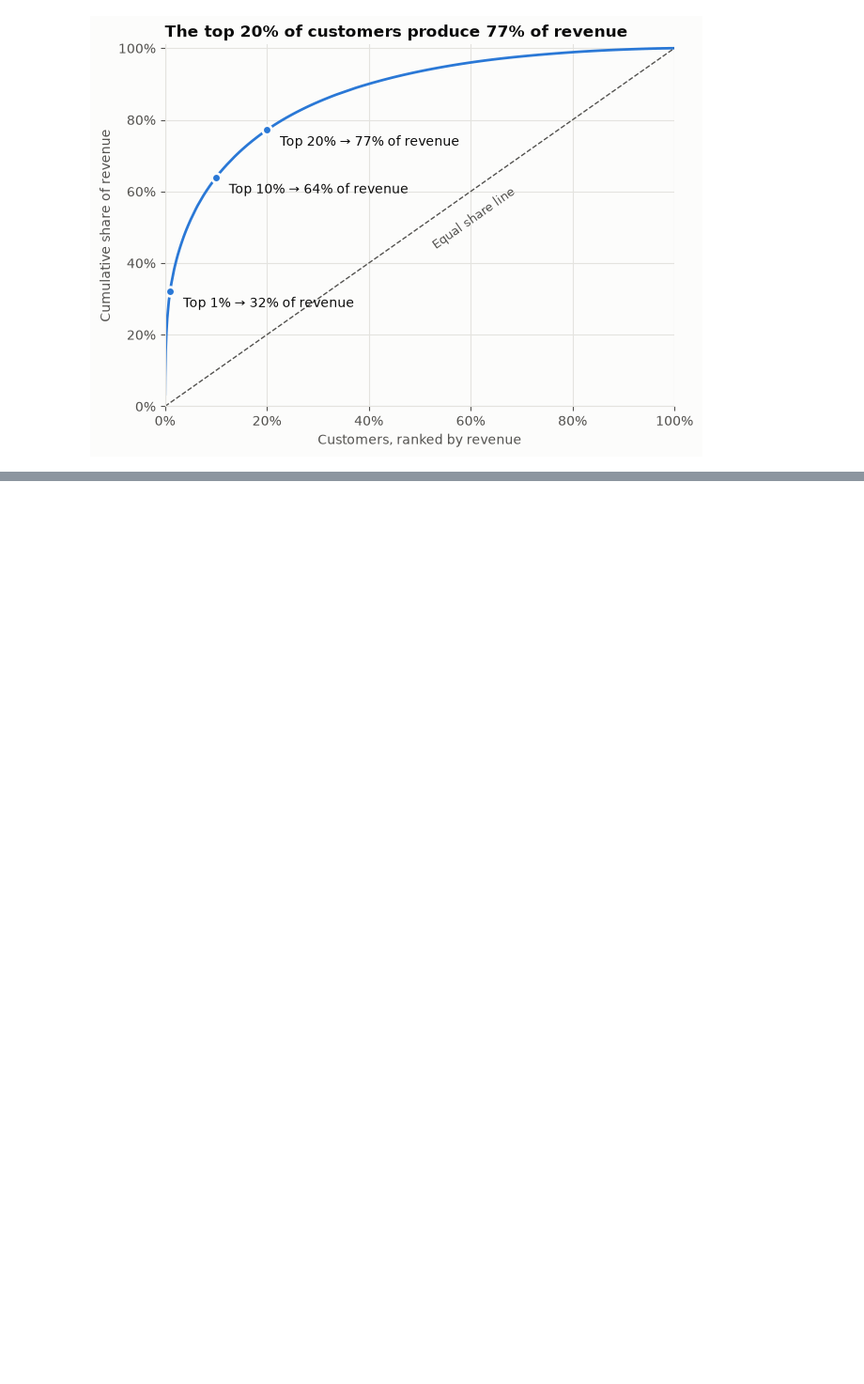
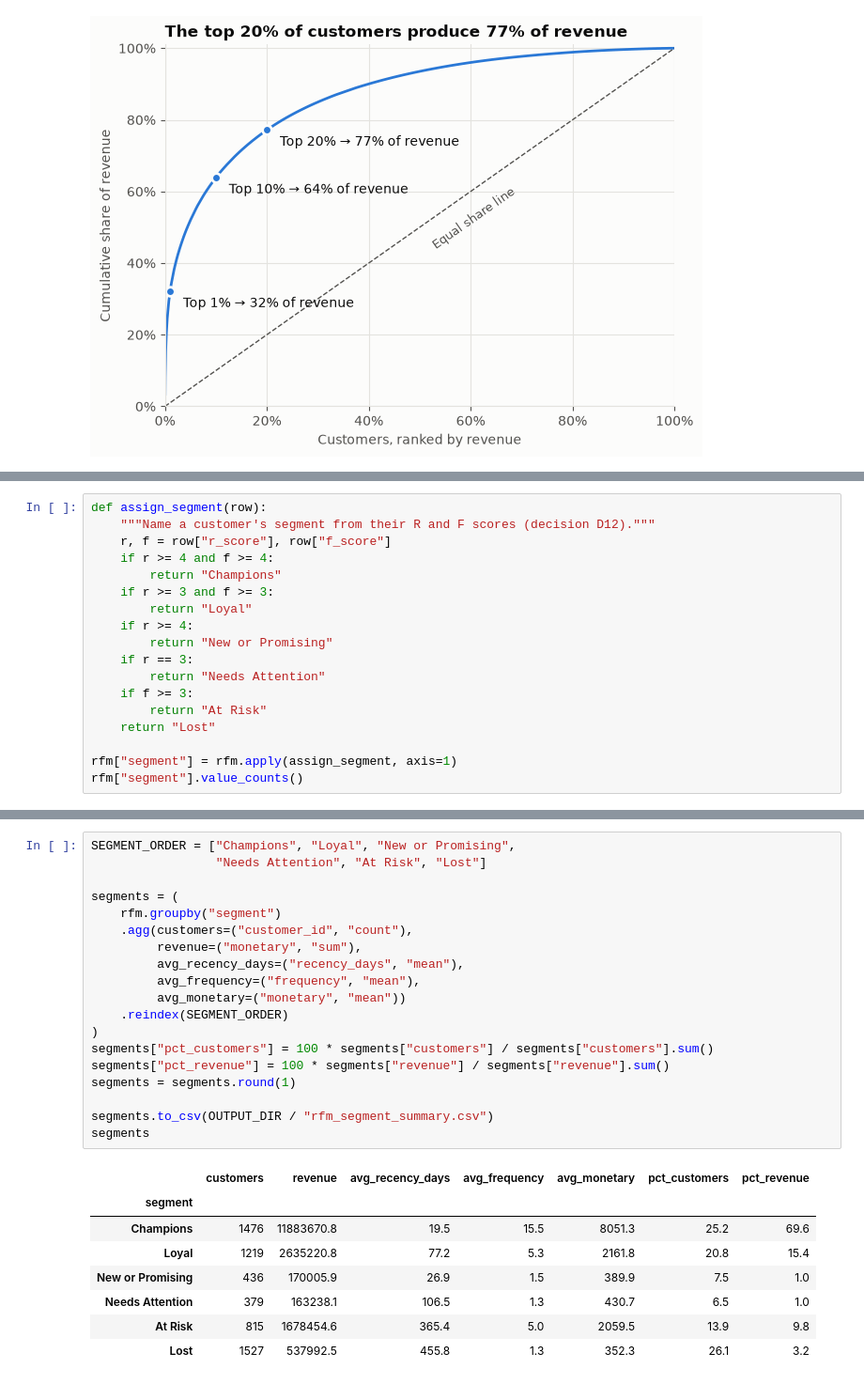
Before and after one commit to njflora/retail-customer-analytics-sql-python, a Jupyter notebook: notebooks/01_analysis.ipynb, the cells around one changed output, grey strips where cells are left out. Shown at 94% size. Cells and saved outputs as stored; diff of their text form; blank space fills up the shorter version.

```diff
--- a/notebooks/01_analysis.ipynb
+++ b/notebooks/01_analysis.ipynb
@@ -102,0 +115,18 @@ plt.show()
+# %%
+def assign_segment(row):
+    """Name a customer's segment from their R and F scores (decision D12)."""
+    r, f = row["r_score"], row["f_score"]
+    if r >= 4 and f >= 4:
+        return "Champions"
+    if r >= 3 and f >= 3:
+        return "Loyal"
+    if r >= 4:
+        return "New or Promising"
+    if r == 3:
+        return "Needs Attention"
+    if f >= 3:
+        return "At Risk"
+    return "Lost"
+
+rfm["segment"] = rfm.apply(assign_segment, axis=1)
+rfm["segment"].value_counts()
@@ -102,0 +142,28 @@ plt.show()
+# %%
+SEGMENT_ORDER = ["Champions", "Loyal", "New or Promising",
+                 "Needs Attention", "At Risk", "Lost"]
+
+segments = (
+    rfm.groupby("segment")
+    .agg(customers=("customer_id", "count"),
+         revenue=("monetary", "sum"),
+         avg_recency_days=("recency_days", "mean"),
+         avg_frequency=("frequency", "mean"),
+         avg_monetary=("monetary", "mean"))
+    .reindex(SEGMENT_ORDER)
+)
+segments["pct_customers"] = 100 * segments["customers"] / segments["customers"].sum()
+segments["pct_revenue"] = 100 * segments["revenue"] / segments["revenue"].sum()
+segments = segments.round(1)
+
+segments.to_csv(OUTPUT_DIR / "rfm_segment_summary.csv")
+segments
+# %% [output]
+|  | customers | revenue | avg_recency_days | avg_frequency | avg_monetary | pct_customers | pct_revenue |
+| segment |  |  |  |  |  |  |  |
+| Champions | 1476 | 11883670.8 | 19.5 | 15.5 | 8051.3 | 25.2 | 69.6 |
+| Loyal | 1219 | 2635220.8 | 77.2 | 5.3 | 2161.8 | 20.8 | 15.4 |
+| New or Promising | 436 | 170005.9 | 26.9 | 1.5 | 389.9 | 7.5 | 1.0 |
+| Needs Attention | 379 | 163238.1 | 106.5 | 1.3 | 430.7 | 6.5 | 1.0 |
+| At Risk | 815 | 1678454.6 | 365.4 | 5.0 | 2059.5 | 13.9 | 9.8 |
+| Lost | 1527 | 537992.5 | 455.8 | 1.3 | 352.3 | 26.1 | 3.2 |
```
Also changed, not shown: parts of 4 cells of this notebook, 2 other files.
